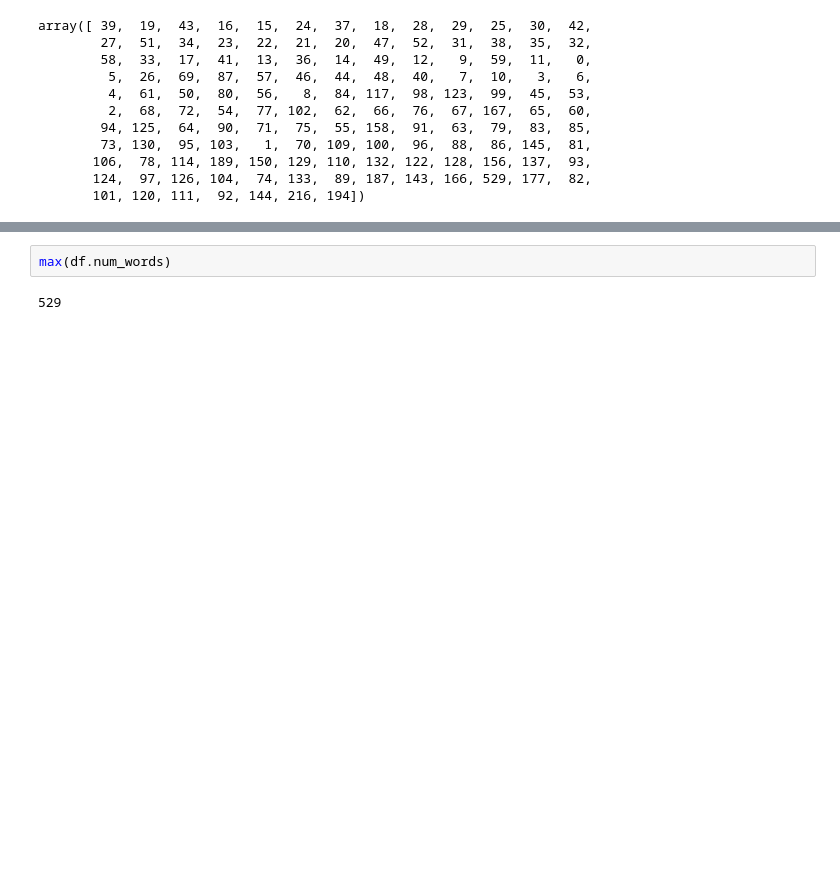
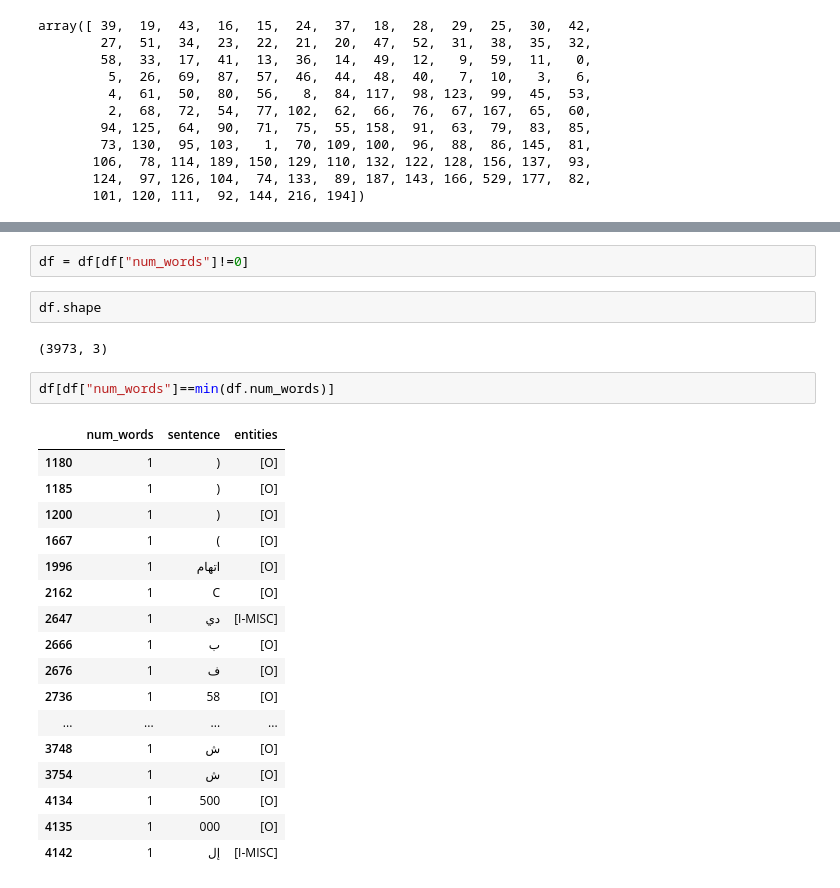
Before and after one commit to MohammedAborezka/RDI-project, a Jupyter notebook: sentence_analysis_camel.ipynb, the cells around one changed output, grey strips where cells are left out. Drawn from its saved outputs; the diff is of its cells as text; blank space fills up the shorter version.

```diff
--- a/sentence_analysis_camel.ipynb
+++ b/sentence_analysis_camel.ipynb
@@ -121,5 +119,27 @@ array([ 39,  19,  43,  16,  15,  24,  37,  18,  28,  29,  25,  30,  42,
 # %%
-max(df.num_words)
+df = df[df["num_words"]!=0]
-# %% [output]
-529
+# %%
+df.shape
+# %% [output]
+(3973, 3)
+# %%
+df[df["num_words"]==min(df.num_words)]
+# %% [output]
+|  | num_words | sentence | entities |
+| 1180 | 1 | ) | [O] |
+| 1185 | 1 | ) | [O] |
+| 1200 | 1 | ) | [O] |
+| 1667 | 1 | ( | [O] |
+| 1996 | 1 | اتهام | [O] |
+| 2162 | 1 | C | [O] |
+| 2647 | 1 | دي | [I-MISC] |
+| 2666 | 1 | ب | [O] |
+| 2676 | 1 | ف | [O] |
+| 2736 | 1 | 58 | [O] |
+| ... | ... | ... | ... |
+| 3748 | 1 | ش | [O] |
+| 3754 | 1 | ش | [O] |
+| 4134 | 1 | 500 | [O] |
+| 4135 | 1 | 000 | [O] |
+| 4142 | 1 | إل | [I-MISC] |
 # %%
```
Also changed, not shown: parts of 11 cells of this notebook.
